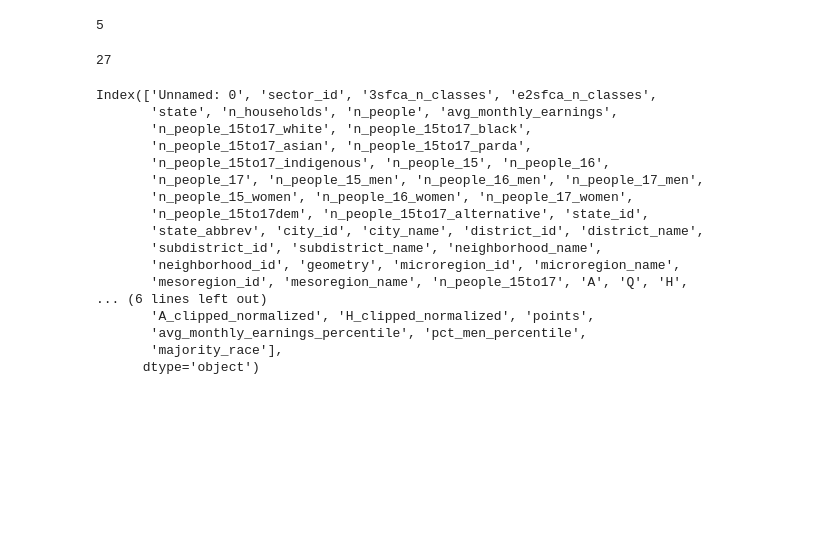
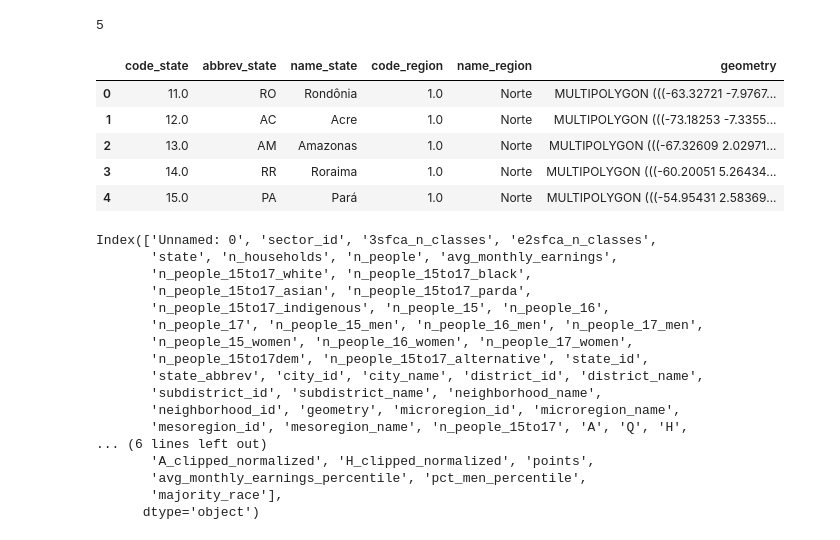
Before and after one commit to hordiienkoalina/atlas-educacao, a Jupyter notebook: notebooks/access_metric_different_levels.ipynb, the cells around one changed output. Cells and saved outputs as stored; diff of their text form; code cells hidden in the pictures; blank space fills up the shorter version.

```diff
--- a/notebooks/access_metric_different_levels.ipynb
+++ b/notebooks/access_metric_different_levels.ipynb
@@ -60,10 +60,15 @@ len(region_df)
 # %%
 # State
 state_df = geobr.read_state(year=2010)
-# %%
-len(state_df)
-# %% [output]
-27
+# %%
+state_df.head()
+# %% [output]
+|  | code_state | abbrev_state | name_state | code_region | name_region | geometry |
+| 0 | 11.0 | RO | Rondônia | 1.0 | Norte | MULTIPOLYGON (((-63.32721 -7.9767... |
+| 1 | 12.0 | AC | Acre | 1.0 | Norte | MULTIPOLYGON (((-73.18253 -7.3355... |
+| 2 | 13.0 | AM | Amazonas | 1.0 | Norte | MULTIPOLYGON (((-67.32609 2.02971... |
+| 3 | 14.0 | RR | Roraima | 1.0 | Norte | MULTIPOLYGON (((-60.20051 5.26434... |
+| 4 | 15.0 | PA | Pará | 1.0 | Norte | MULTIPOLYGON (((-54.95431 2.58369... |
 # %%
 # Country
 country_df = geobr.read_country(year=2010)
```
Also changed, not shown: parts of 14 cells of this notebook, 13 other files.
